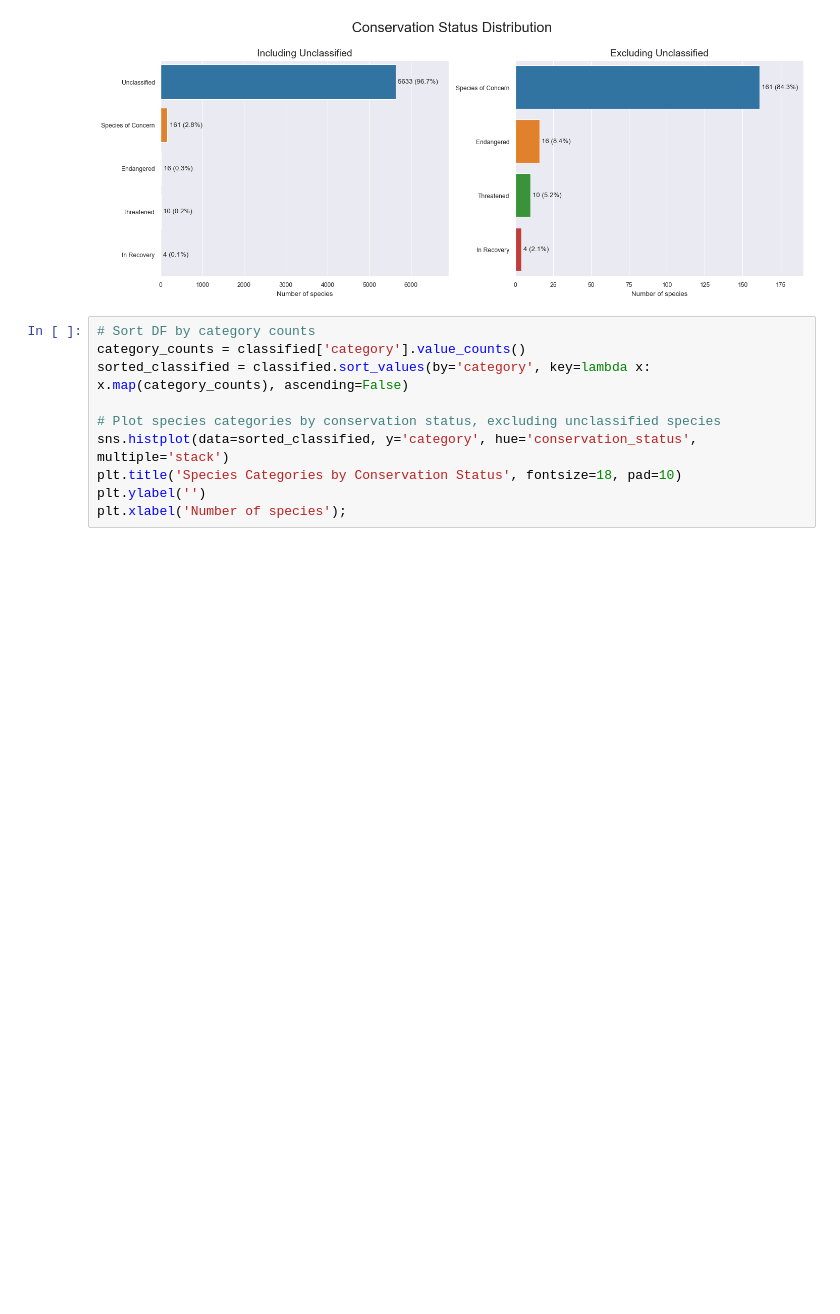
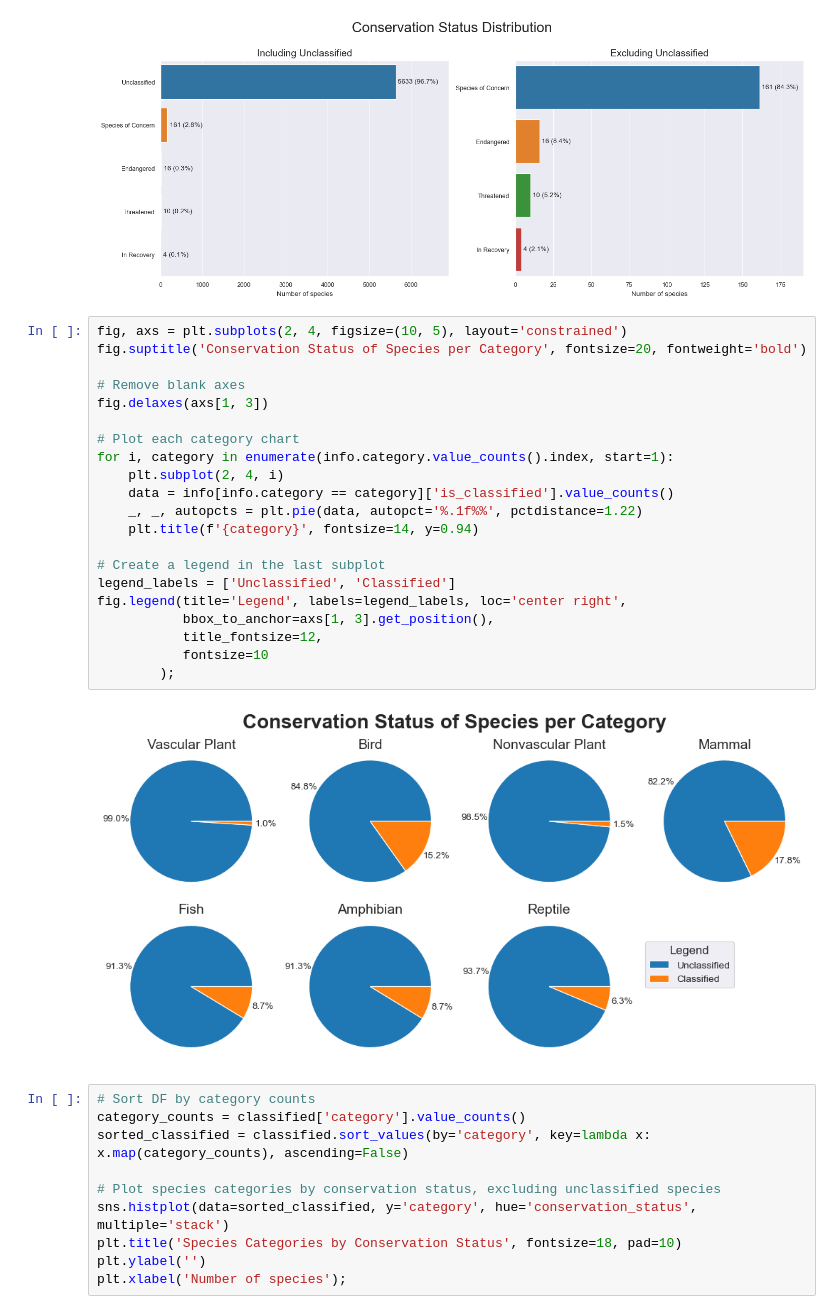
Before and after one commit to bcbmotta/biodiversity-project, a Jupyter notebook: Code/biodiversity.ipynb, the cells around one changed output. Saved outputs shown, nothing was run; the diff lists cells and outputs as text; blank space fills up the shorter version.

```diff
--- a/Code/biodiversity.ipynb
+++ b/Code/biodiversity.ipynb
@@ -133,6 +149,29 @@ plot_bar_percentages(g2, include_values=True)
 g2.set(ylabel='', xlabel='Number of species');
 # %% [output]
 [figure]
+# %%
+fig, axs = plt.subplots(2, 4, figsize=(10, 5), layout='constrained')
+fig.suptitle('Conservation Status of Species per Category', fontsize=20, fontweight='bold')
+
+# Remove blank axes
+fig.delaxes(axs[1, 3])
+
+# Plot each category chart
+for i, category in enumerate(info.category.value_counts().index, start=1):
+    plt.subplot(2, 4, i)
+    data = info[info.category == category]['is_classified'].value_counts()
+    _, _, autopcts = plt.pie(data, autopct='%.1f%%', pctdistance=1.22)
+    plt.title(f'{category}', fontsize=14, y=0.94)
+
+# Create a legend in the last subplot
+legend_labels = ['Unclassified', 'Classified']
+fig.legend(title='Legend', labels=legend_labels, loc='center right',
+           bbox_to_anchor=axs[1, 3].get_position(),
+           title_fontsize=12,
+           fontsize=10
+        );
+# %% [output]
+[figure, added]
 # %%
 # Sort DF by category counts
 category_counts = classified['category'].value_counts()
```
Also changed, not shown: parts of 6 cells of this notebook.
